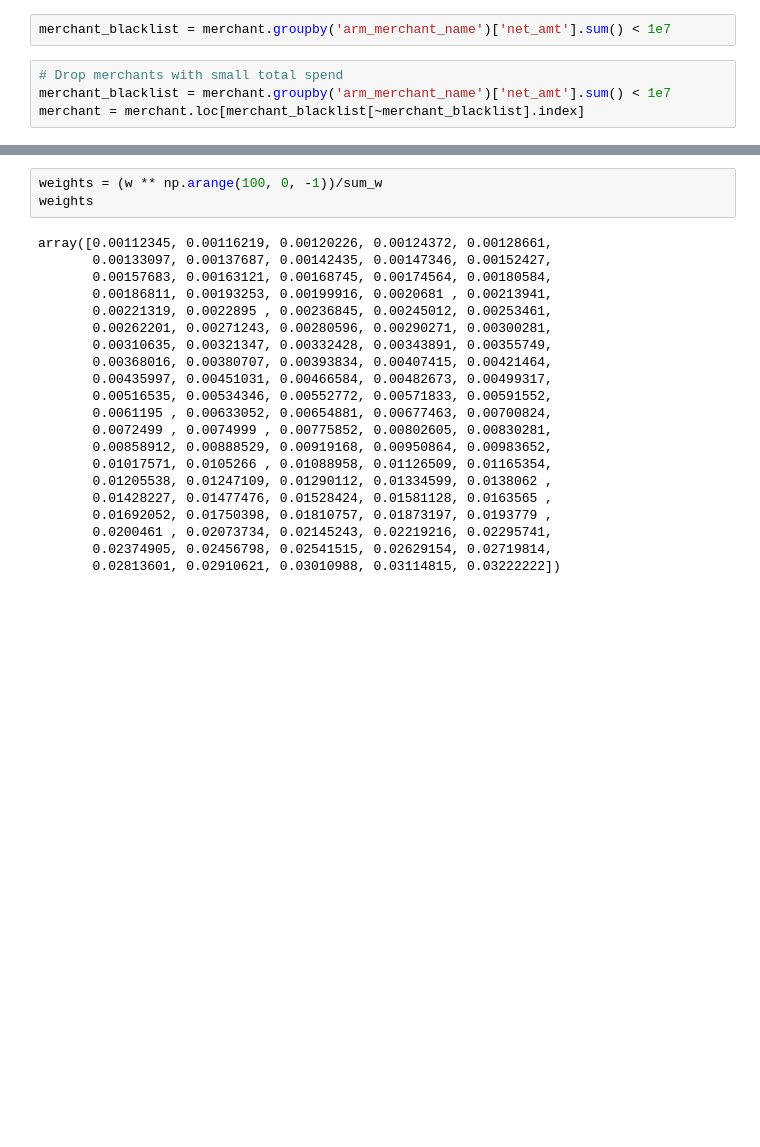
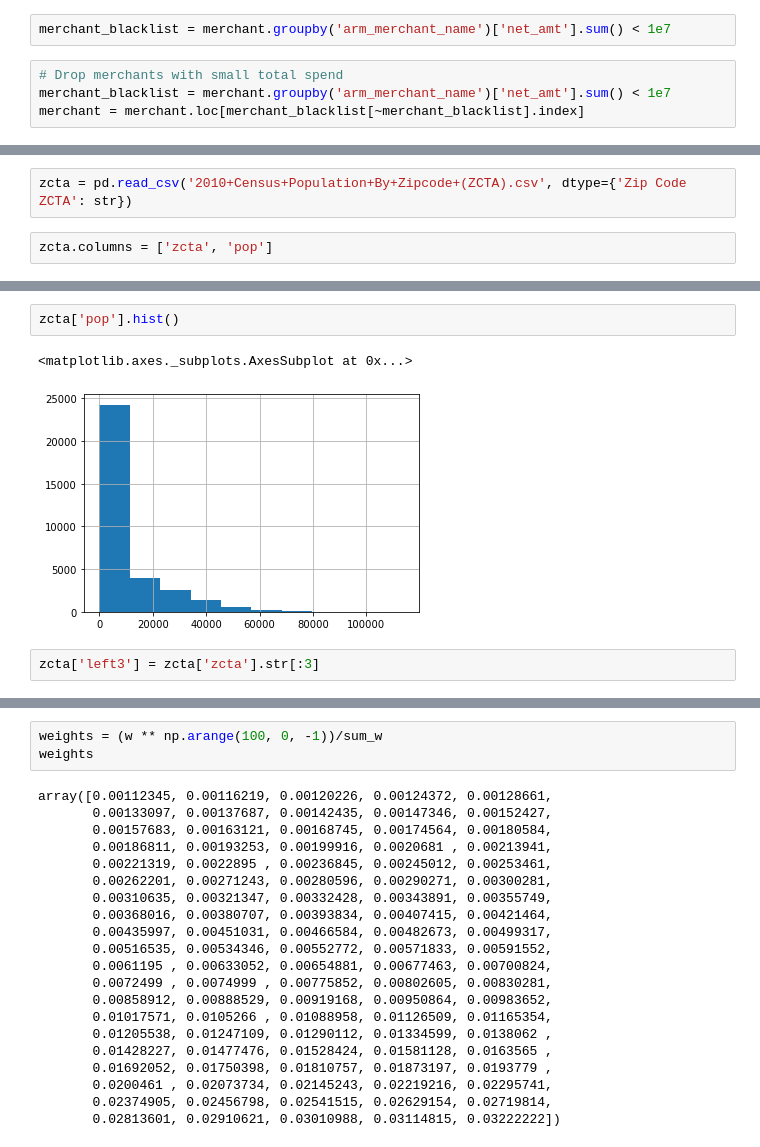
Before and after one commit to facteus/marts-prediction, a Jupyter notebook: alpha.ipynb, the cells around one changed output, grey strips where cells are left out. Drawn from its saved outputs; the diff is of its cells as text; blank space fills up the shorter version.

```diff
--- a/alpha.ipynb
+++ b/alpha.ipynb
@@ -926,0 +1083,4 @@ sum_w
+# %%
+zcta = pd.read_csv('2010+Census+Population+By+Zipcode+(ZCTA).csv', dtype={'Zip Code ZCTA': str})
+# %%
+zcta.columns = ['zcta', 'pop']
@@ -926,0 +1102,7 @@ sum_w
+# %%
+zcta['pop'].hist()
+# %% [output]
+<matplotlib.axes._subplots.AxesSubplot at 0x...>
+[figure, added]
+# %%
+zcta['left3'] = zcta['zcta'].str[:3]
```
Also changed, not shown: parts of 121 cells of this notebook.
